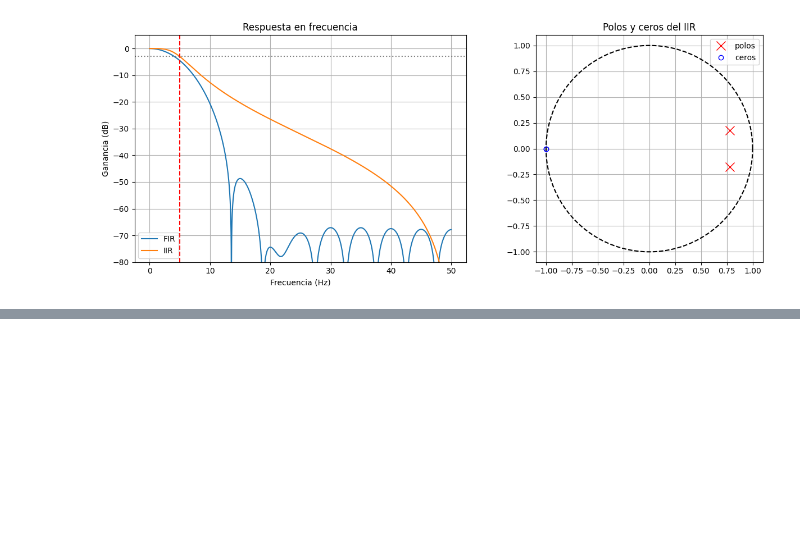
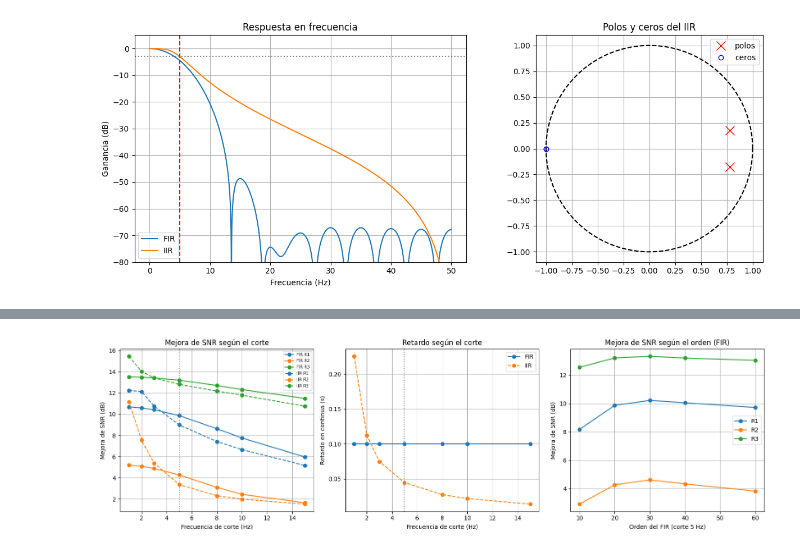
Before and after one commit to Andresumng2024/pds-proyecto2-equipo2, a Jupyter notebook: PDS_Proyecto2_Notebook.ipynb, the cells around one changed output, grey strips where cells are left out. Drawn from its saved outputs; the diff is of its cells as text; code cells hidden in the pictures; blank space fills up the shorter version.

```diff
--- a/PDS_Proyecto2_Notebook.ipynb
+++ b/PDS_Proyecto2_Notebook.ipynb
@@ -447,3 +447,78 @@ estab_IIR                 estable (polos 0.80 < 1)
 [figure]
 [figure]
 [figure]
+# %%
+import numpy as np, pandas as pd
+import matplotlib.pyplot as plt
+from scipy import signal
+
+fs, d = 100, 100
+REG = ["R1", "R2", "R3"]
+X = {r: pd.read_csv(r + ".csv")["az_crudo"].values.astype(float) for r in REG}
+
+def snr_db(x):
+    return 10*np.log10(np.mean(x)**2 / np.mean((x - np.mean(x))**2))
+
+def evaluar(b, a):
+    ds, dm = [], []
+    for r in REG:
+        x = X[r]
+        y = signal.lfilter(b, a, x)
+        ds.append(snr_db(y[d:]) - snr_db(x[d:]))
+        dm.append(np.mean(y[d:]) - np.mean(x[d:]))
+    ret = signal.group_delay((b, a), w=[0.05], fs=fs)[1][0] / fs
+    return ds, max(abs(m) for m in dm), ret
+
+filas = []
+def agregar(barrido, fam, orden, fc):
+    if fam == "FIR":
+        b, a = signal.firwin(orden + 1, fc, window="hamming", fs=fs), [1.0]
+    else:
+        b, a = signal.butter(orden, fc, btype="low", fs=fs)
+    ds, dm, ret = evaluar(b, a)
+    filas.append({"barrido": barrido, "filtro": fam, "orden": orden, "fc_Hz": fc,
+                  "retardo_s": ret, "dSNR_R1": ds[0], "dSNR_R2": ds[1],
+                  "dSNR_R3": ds[2], "max_cambio_media": dm})
+
+# Barrido 1: frecuencia de corte (FIR orden 20 e IIR orden 2)
+for fc in [1, 2, 3, 5, 8, 10, 15]:
+    agregar("corte", "FIR", 20, fc)
+    agregar("corte", "IIR", 2, fc)
+
+# Barrido 2: orden, con corte fijo en 5 Hz
+for o in [10, 20, 30, 40, 60]:
+    agregar("orden", "FIR", o, 5)
+for o in [1, 2, 3, 4]:
+    agregar("orden", "IIR", o, 5)
+
+t = pd.DataFrame(filas)
+t.round(3).to_csv("tabla_cortes_ordenes.csv", index=False)
+print(t.round(2).to_string(index=False))
+
+# Gráfica
+fig, ax = plt.subplots(1, 3, figsize=(16, 4.8))
+colores = {"R1": "C0", "R2": "C1", "R3": "C2"}
+
+c = t[t.barrido == "corte"]
+for fam, ls in [("FIR", "-"), ("IIR", "--")]:
+    s = c[c.filtro == fam]
+    for r in REG:
+        ax[0].plot(s.fc_Hz, s["dSNR_" + r], ls, color=colores[r], marker="o", label=fam + " " + r)
+    ax[1].plot(s.fc_Hz, s.retardo_s, ls, marker="o", label=fam)
+ax[0].axvline(5, color="gray", ls=":")
+ax[0].set_xlabel("Frecuencia de corte (Hz)"); ax[0].set_ylabel("Mejora de SNR (dB)")
+ax[0].set_title("Mejora de SNR según el corte"); ax[0].legend(fontsize=7); ax[0].grid(True)
+ax[1].axvline(5, color="gray", ls=":")
+ax[1].set_xlabel("Frecuencia de corte (Hz)"); ax[1].set_ylabel("Retardo en continua (s)")
+ax[1].set_title("Retardo según el corte"); ax[1].legend(); ax[1].grid(True)
+
+o = t[(t.barrido == "orden") & (t.filtro == "FIR")]
+for r in REG:
+    ax[2].plot(o.orden, o["dSNR_" + r], marker="o", color=colores[r], label=r)
+ax[2].set_xlabel("Orden del FIR (corte 5 Hz)"); ax[2].set_ylabel("Mejora de SNR (dB)")
+ax[2].set_title("Mejora de SNR según el orden (FIR)"); ax[2].legend(); ax[2].grid(True)
+
+plt.tight_layout()
+plt.savefig("fig4_cortes_ordenes.png", dpi=150)
+plt.show()
+# %% [output]
@@ -449,0 +542 @@ estab_IIR                 estable (polos 0.80 < 1)
+[figure, added]
```
Also changed, not shown: parts of 1 cell of this notebook.
